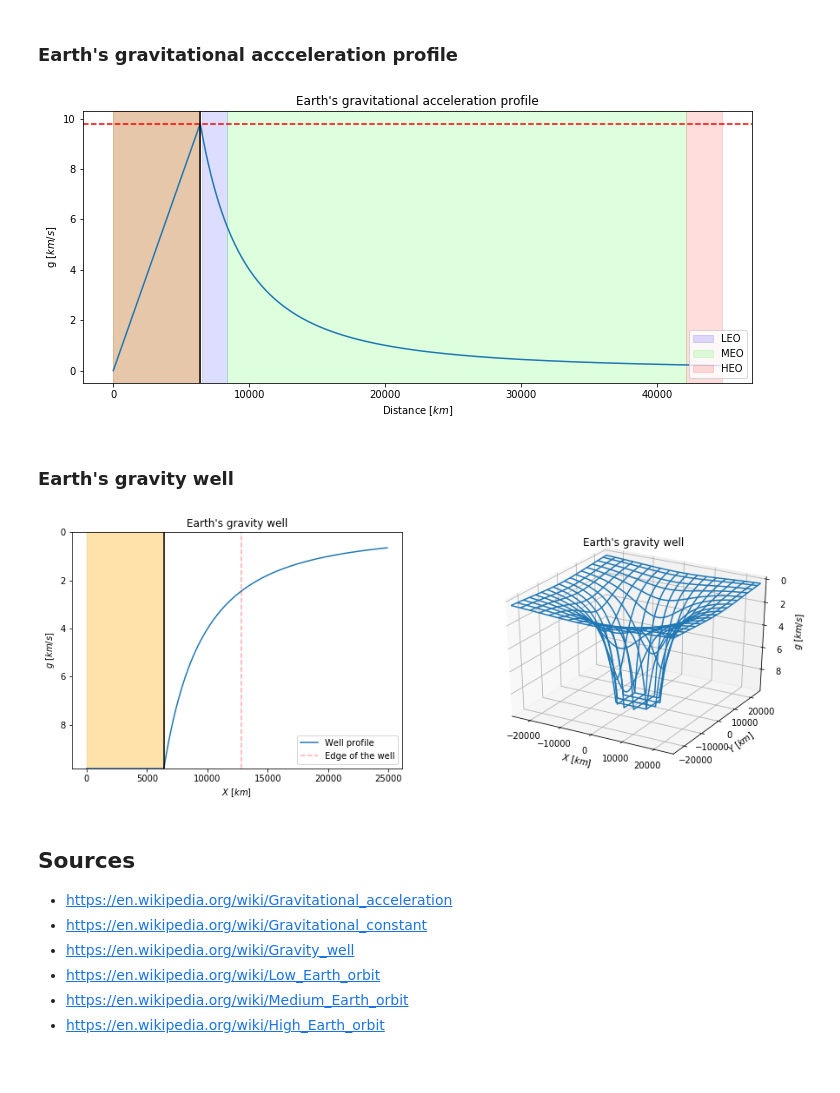
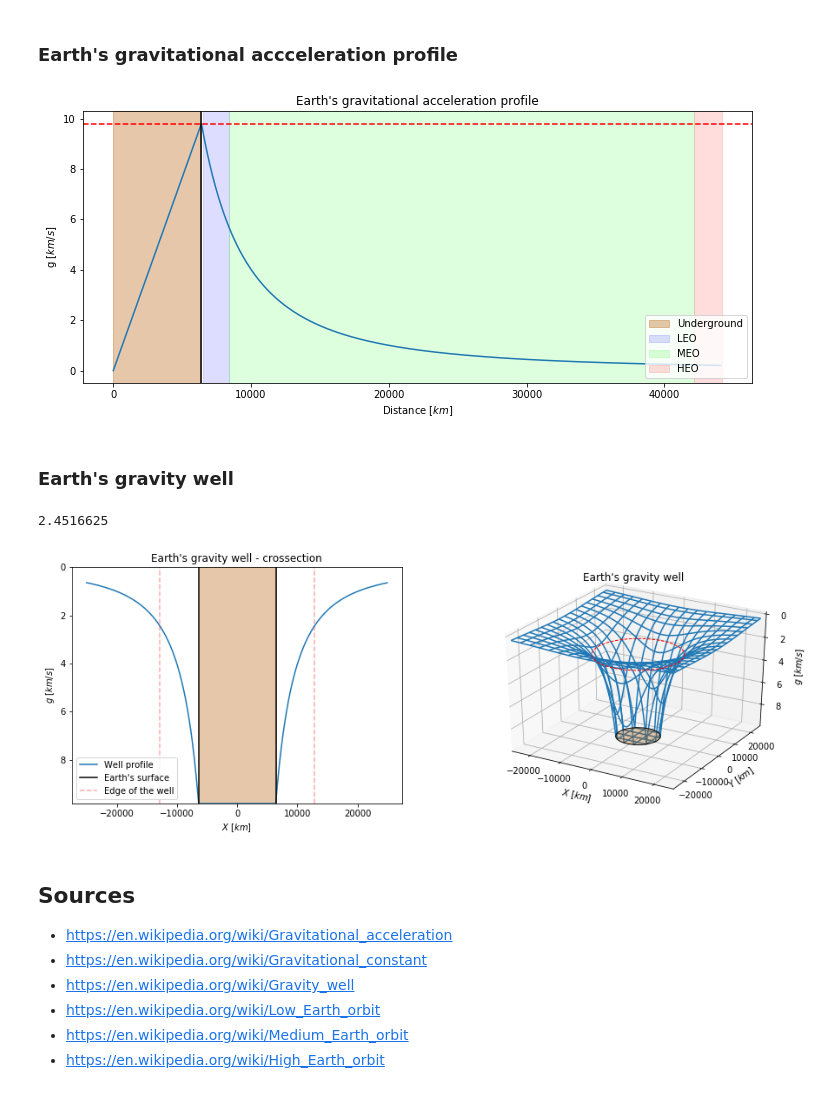
Before and after one commit to uhho/rocket_science, a Jupyter notebook: gravity_well.ipynb, the cells around one changed output. Cells and saved outputs as stored; diff of their text form; code cells hidden in the pictures.

```diff
--- a/gravity_well.ipynb
+++ b/gravity_well.ipynb
@@ -13,12 +13,12 @@ $g_{0}$ - the surface gravity (Earth: $9.80665 \frac{m}{s^2}$)
 # %%
 import numpy as np
 # %%
-def g_at_distance(g_base, radius, distance):
+def g_at_distance(g_body, radius, distance):
     # above the surface (radius / distance)^2
     outside = np.divide(radius, distance, where=distance!=0) ** 2
     # below the surface
     inside = (distance / radius)
-    return g_base * np.where(distance < radius, inside, outside)
+    return g_body * np.where(distance < radius, inside, outside)
 # %% [markdown]
 ## Examples
 # %% [markdown]
@@ -35,12 +40,12 @@ plt.figure(figsize=(12,5))
 plt.plot(d, g)
 plt.axhline(G_0, linestyle='--', color='r')
 plt.axvline(EARTH_RADIUS, linestyle='-', color='k')
-plt.axvspan(0, EARTH_RADIUS, color='#b5580155')
+plt.axvspan(0, EARTH_RADIUS, color='#b5580155', label='Underground')
 
 # orbits
-plt.axvspan(EARTH_RADIUS + 100, EARTH_RADIUS + 2000, color='#0000ff22', label='LEO')
-plt.axvspan(EARTH_RADIUS + 2000, EARTH_RADIUS + 35786, color='#00ff0022', label='MEO')
-plt.axvspan(EARTH_RADIUS + 35786, 7*EARTH_RADIUS, color='#ff000022', label='HEO')
+plt.axvspan(EARTH_RADIUS + LEO_ORBIT, EARTH_RADIUS + MEO_ORBIT, color='#0000ff22', label='LEO')
+plt.axvspan(EARTH_RADIUS + MEO_ORBIT, EARTH_RADIUS + HEO_ORBIT, color='#00ff0022', label='MEO')
+plt.axvspan(EARTH_RADIUS + HEO_ORBIT, EARTH_RADIUS + HEO_ORBIT + 2000, color='#ff000022', label='HEO')
 
 plt.xlabel('Distance [$km$]')
 plt.ylabel('g [$km/s$]')
@@ -48,7 +53,7 @@ plt.title('Earth\'s gravitational acceleration profile')
 plt.legend(loc='lower right')
 plt.show();
 # %% [output]
-[figure, old version]
+[figure, new version]
 # %% [markdown]
 ### Earth's gravity well
 # %%
@@ -63,44 +68,66 @@ X, Y = np.meshgrid(u, v)
 center = np.array([0,0])
 d = np.linalg.norm(P - center, axis=2)
 # %%
-Z = G_0 - g_at_distance(G_0, EARTH_RADIUS, d)
+Z = g_at_distance(G_0, EARTH_RADIUS, d)
 # flatten values below the surface
-Z[d < EARTH_RADIUS] = 0
+Z[d < EARTH_RADIUS] = G_0
+# %%
+# calculate g at the edge of gravity well
+g_at_edge = g_at_distance(G_0, EARTH_RADIUS, 2*EARTH_RADIUS)
+g_at_edge
+# %% [output]
+2.4516625
+# %%
+center = int(X.shape[0] / 2)
 # %%
 from mpl_toolkits.mplot3d import axes3d
+import mpl_toolkits.mplot3d.art3d as art3d
+from matplotlib.patches import Circle
 import matplotlib.pyplot as plt
 
 fig = plt.figure(figsize=(15,5))
 
 ax = fig.add_subplot(121)
 
-ax.plot(X[250, 250:], G_0 - Z[250, 250:], label='Well profile')
-ax.set_title('Earth\'s gravity well')
+ax.plot(X[center, :], Z[center, :], label='Well profile')
+ax.set_title('Earth\'s gravity well - crossection')
 ax.set_xlabel("$X$ [$km$]")
 ax.set_ylabel("$g$ [$km/s$]")
 
 ax.set_ylim([G_0, 0])
-ax.axvspan(0, EARTH_RADIUS, color='#ffaa0055')
-ax.axvline(EARTH_RADIUS, linestyle='-', color='k')
-ax.axvline(2*EARTH_RADIUS, linestyle='--', color='#ff000055', label='Edge of the well')
+
+ax.axvspan(-EARTH_RADIUS, EARTH_RADIUS, color='#b5580155')
+ax.axvline(-EARTH_RADIUS, linestyle='-', color='k')
+ax.axvline(EARTH_RADIUS, linestyle='-', color='k', label='Earth\'s surface')
+ax.axvline(2*EARTH_RADIUS, linestyle='--', color='#ff000055')
+ax.axvline(-2*EARTH_RADIUS, linestyle='--', color='#ff000055', label='Edge of the well')
 
 ax.legend()
+
 ax = fig.add_subplot(122, projection='3d')
 
-ax.plot_wireframe(X, Y, G_0 - Z, rstride=30, cstride=30)
+p = Circle((0, 0), EARTH_RADIUS, fill=True, facecolor='#b5580155', edgecolor='k')
+ax.add_patch(p)
+art3d.pathpatch_2d_to_3d(p, z=G_0, zdir="z")
+
+p = Circle((0, 0), 2*EARTH_RADIUS, fill=False, linestyle='--', color='r')
+ax.add_patch(p)
+art3d.pathpatch_2d_to_3d(p, z=g_at_edge, zdir="z")
+
+ax.plot_wireframe(X, Y, Z, rstride=30, cstride=30)
 
 ax.set_xlim3d([-bounds,bounds])
 ax.set_ylim3d([-bounds,bounds])
 ax.set_zlim3d([G_0, 0])
 ax.set_title('Earth\'s gravity well')
 
 ax.set_xlabel("$X$ [$km$]")
 ax.set_ylabel("$Y$ [$km$]")
 ax.set_zlabel("$g$ [$km/s$]")
 
 plt.show()
 # %% [output]
-[figure, old version]
+[figure, new version]
 # %% [markdown]
 ## Sources
 
```
Also changed, not shown: parts of 1 cell of this notebook, 2 other files.
